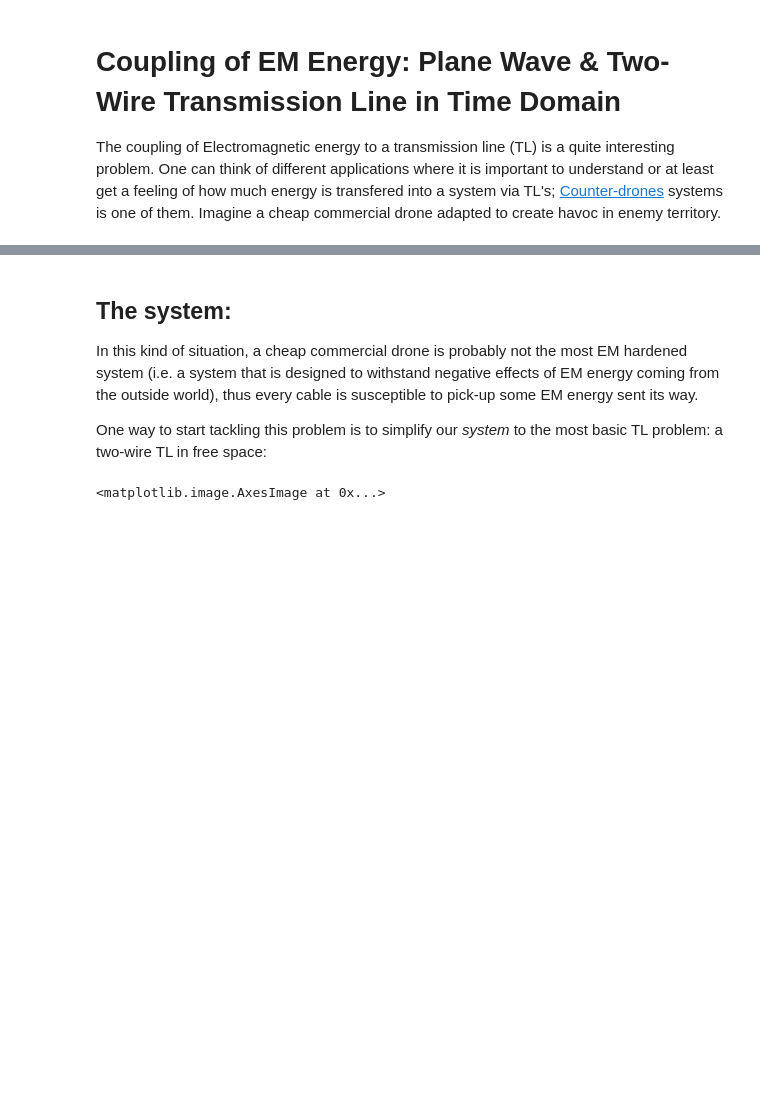
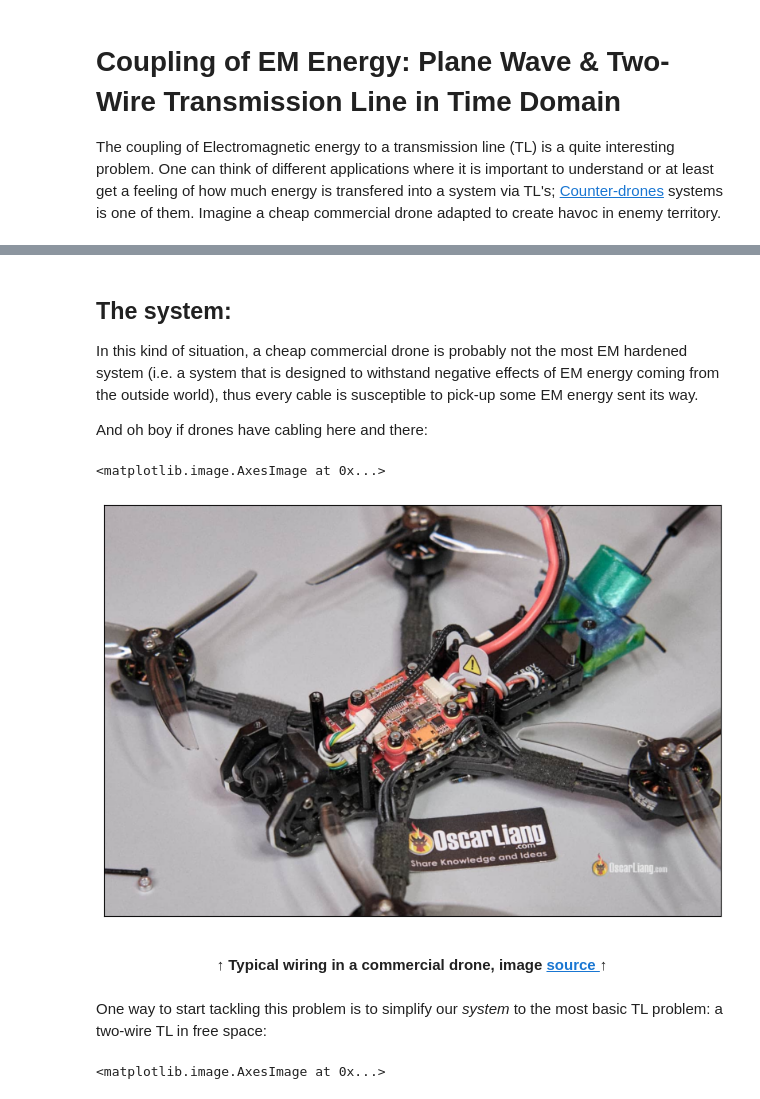
Before and after one commit to deweatherman/BLT_Equation_Time_Domain_Application, a Jupyter notebook: basicTestsTesche.ipynb, the cells around one changed output, grey strips where cells are left out. Drawn from its saved outputs; the diff is of its cells as text; code cells hidden in the pictures; blank space fills up the shorter version.

```diff
--- a/basicTestsTesche.ipynb
+++ b/basicTestsTesche.ipynb
@@ -25,7 +36,24 @@ response.close()
 
 In this kind of situation, a cheap commercial drone is probably not the most EM hardened system (i.e. a system that is designed to withstand negative effects of EM energy coming from the outside world), thus every cable is susceptible to pick-up some EM energy sent its way.
 
-One way to start tackling this problem is to simplify our *system* to the most basic TL problem: a two-wire TL in free space:
+And oh boy if drones have cabling here and there:
+# %%
+image_path = "https://oscarliang.com/wp-content/uploads/2023/09/Walksnail-Avatar-HD-Nano-Kit-V3-install-fpv-drone.jpg"
+response = requests.get(image_path)
+img = np.array(Image.open(io.BytesIO(response.content)).convert('RGB')) #mpimg.imread(image_path)
+response.close()
+
+fig, ax = plt.subplots(figsize=(10, 8)) # Two subplots sharing the y-axis
+ax.set_xticks([])  # Removes x-axis ticks and labels
+ax.set_yticks([])  # Removes y-axis ticks and labels
+ax.imshow(img)
+# %% [output]
+<matplotlib.image.AxesImage at 0x...>
+[figure, added]
+# %% [markdown]
+**<figcaption align = "center"> &uarr; Typical wiring in a commercial drone, image <a href="https://oscarliang.com/improve-fpv-drone-flight-time-efficiency/">source </a>&uarr;</figcaption>**
+# %% [markdown]
+One way to start tackling this problem is to simplify our *system* to the most basic TL problem: a two-wire TL in free space:
 # %%
 image_path = "./Images/TL.png"
 img = np.array(Image.open(image_path))
```
Also changed, not shown: parts of 8 cells of this notebook.
